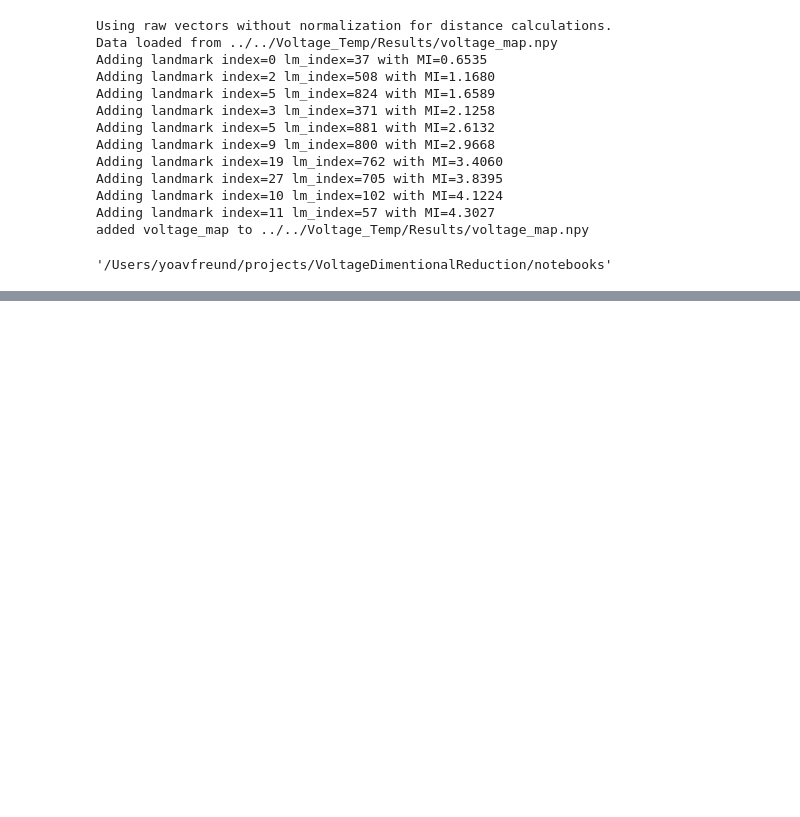
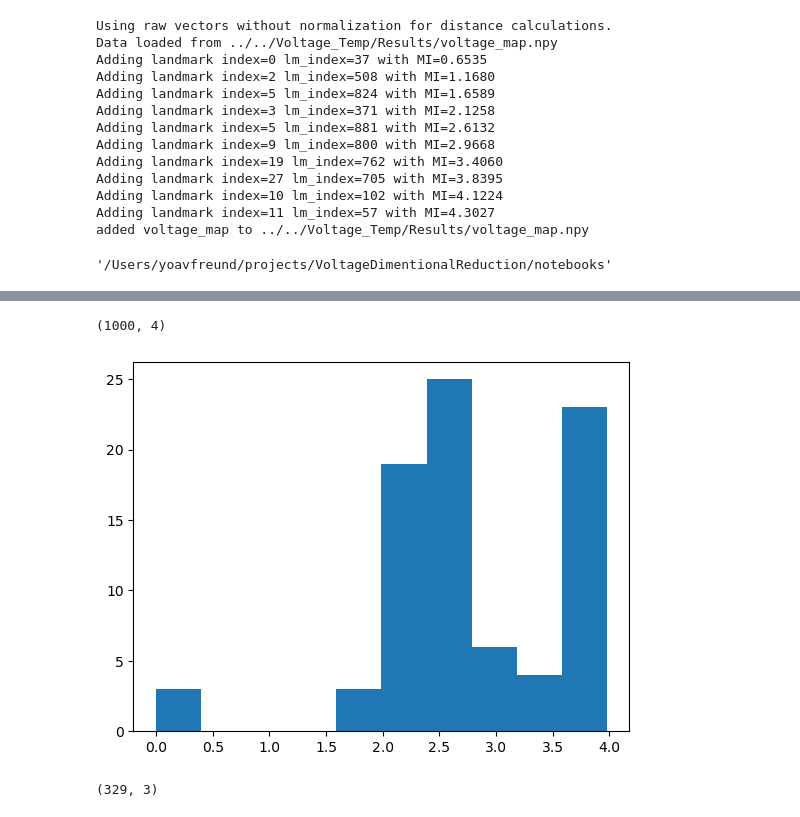
Before and after one commit to IceGawd/VoltageDimentionalReduction, a Jupyter notebook: notebooks/yoav_Visualizations.ipynb, the cells around one changed output, grey strips where cells are left out. Cells and saved outputs as stored; diff of their text form; code cells hidden in the pictures; blank space fills up the shorter version.

```diff
--- a/notebooks/yoav_Visualizations.ipynb
+++ b/notebooks/yoav_Visualizations.ipynb
@@ -141,0 +175,12 @@ visualHelpers.standard_save_display(out_file)
+# %%
+points.shape
+# %% [output]
+(1000, 4)
+# %%
+plt.hist(np.min(points,axis=1));
+# %% [output]
+[figure, added]
+# %%
+points.shape
+# %% [output]
+(329, 3)
```
Also changed, not shown: parts of 2 cells of this notebook, 2 other files.
